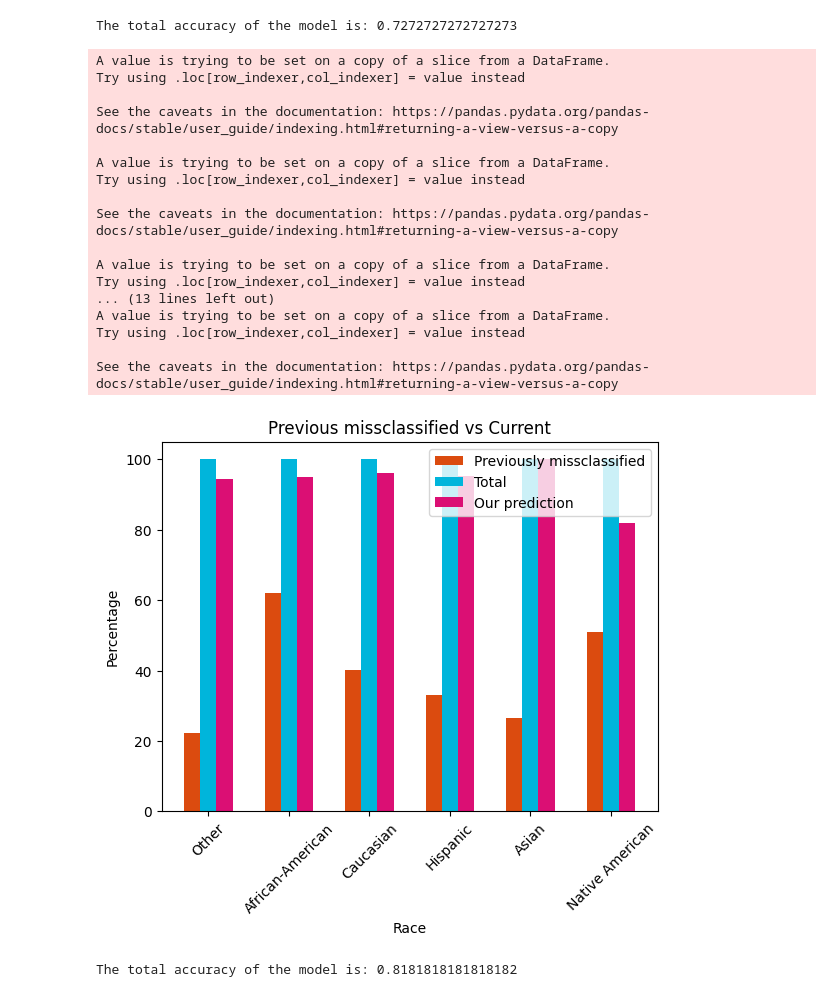
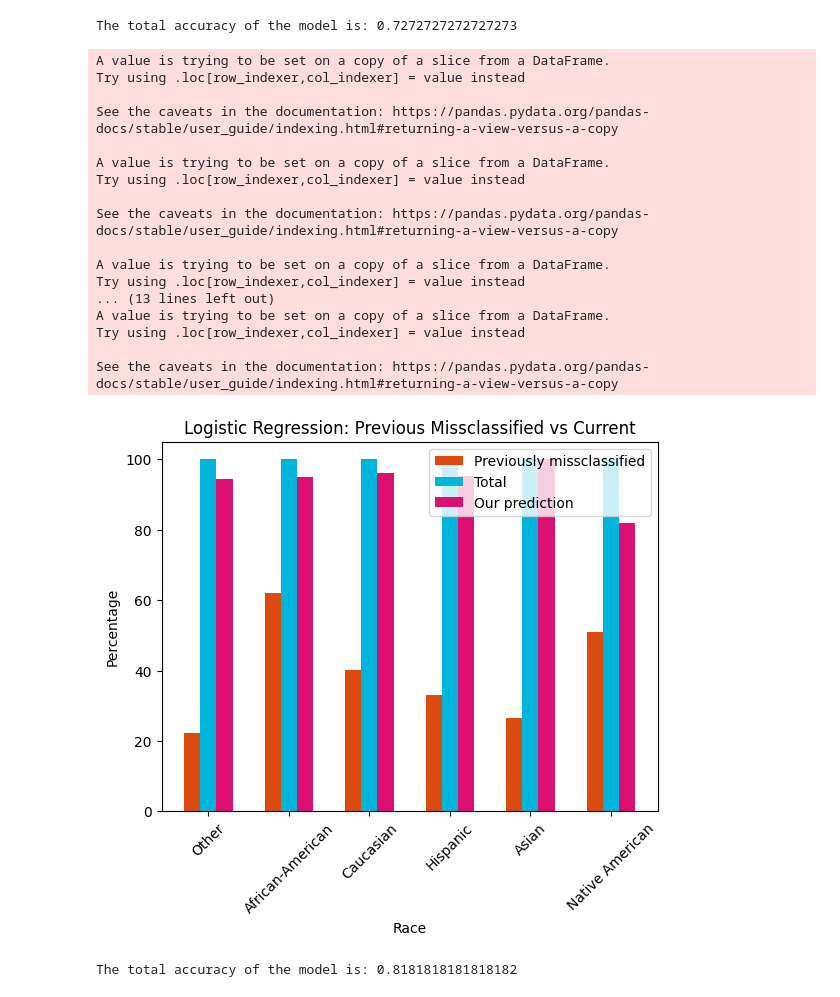
Before and after one commit to jayjoshi1400/mitigation_racial_bias, a Jupyter notebook: NB_0.23.ipynb, the cells around one changed output. Drawn from its saved outputs; the diff is of its cells as text; code cells hidden in the pictures.

```diff
--- a/NB_0.23.ipynb
+++ b/NB_0.23.ipynb
@@ -475,7 +475,7 @@ for race in races:
 fig, ax = plt.subplots()
 
 # Set the title and the labels
-ax.set_title("Previous missclassified vs Current")
+ax.set_title("Logistic Regression: Previous Missclassified vs Current")
 ax.set_xlabel("Race")
 ax.set_ylabel("Percentage")
 
@@ -487,34 +487,34 @@ ax.bar(x_pos, percentages, color="#DB4B0F", label="Previously missclassified", w
 ax.bar([x + 0.2 for x in x_pos], [100] * len(races), color="#00B5DB", label="Total", width=0.2)
 ax.bar([x + 0.4 for x in x_pos], percentages1, color="#DB0F74", label="Our prediction", width=0.2)
 
 # Set the x ticks and labels
 ax.set_xticks([x + 0.2 for x in x_pos])
 ax.set_xticklabels(races, rotation=45)
 
 # Add a legend
 ax.legend()
 
 # Show the graph
 plt.show()
 # %% [output]
 A value is trying to be set on a copy of a slice from a DataFrame.
 Try using .loc[row_indexer,col_indexer] = value instead
 
 See the caveats in the documentation: https://pandas.pydata.org/pandas-docs/stable/user_guide/indexing.html#returning-a-view-versus-a-copy
 
 A value is trying to be set on a copy of a slice from a DataFrame.
 Try using .loc[row_indexer,col_indexer] = value instead
 
 See the caveats in the documentation: https://pandas.pydata.org/pandas-docs/stable/user_guide/indexing.html#returning-a-view-versus-a-copy
 
 A value is trying to be set on a copy of a slice from a DataFrame.
 Try using .loc[row_indexer,col_indexer] = value instead
 ... (13 lines left out)
 A value is trying to be set on a copy of a slice from a DataFrame.
 Try using .loc[row_indexer,col_indexer] = value instead
 
 See the caveats in the documentation: https://pandas.pydata.org/pandas-docs/stable/user_guide/indexing.html#returning-a-view-versus-a-copy
-[figure, old version]
+[figure, new version]
 # %%
 # Import the accuracy_score function
 from sklearn.metrics import accuracy_score
```
Also changed, not shown: parts of 2 cells of this notebook, 5 other files.
